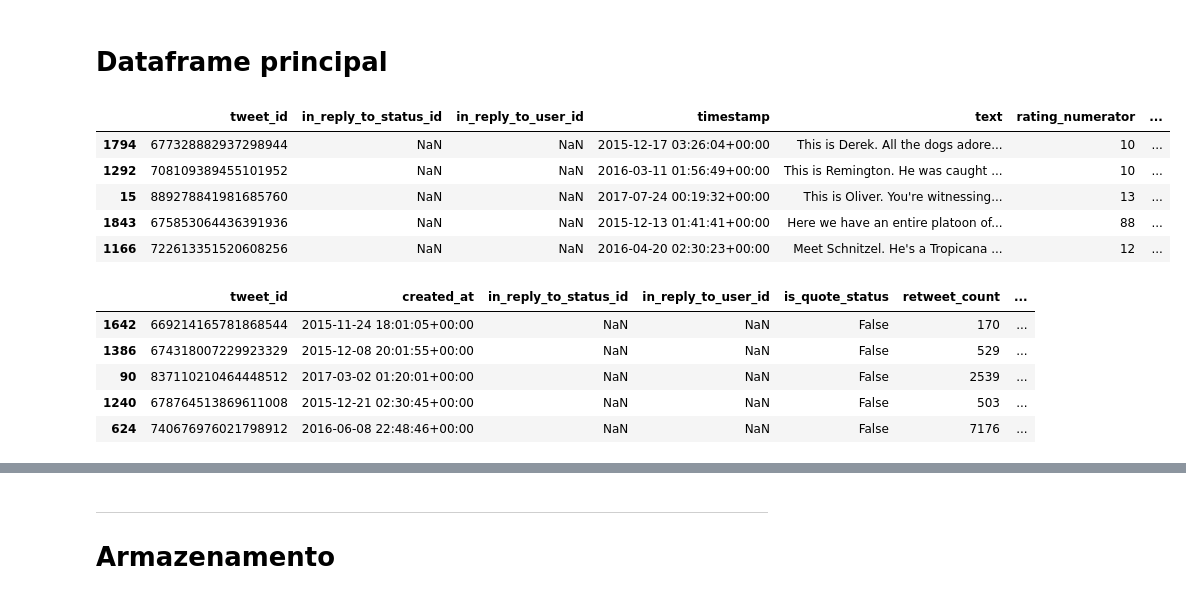
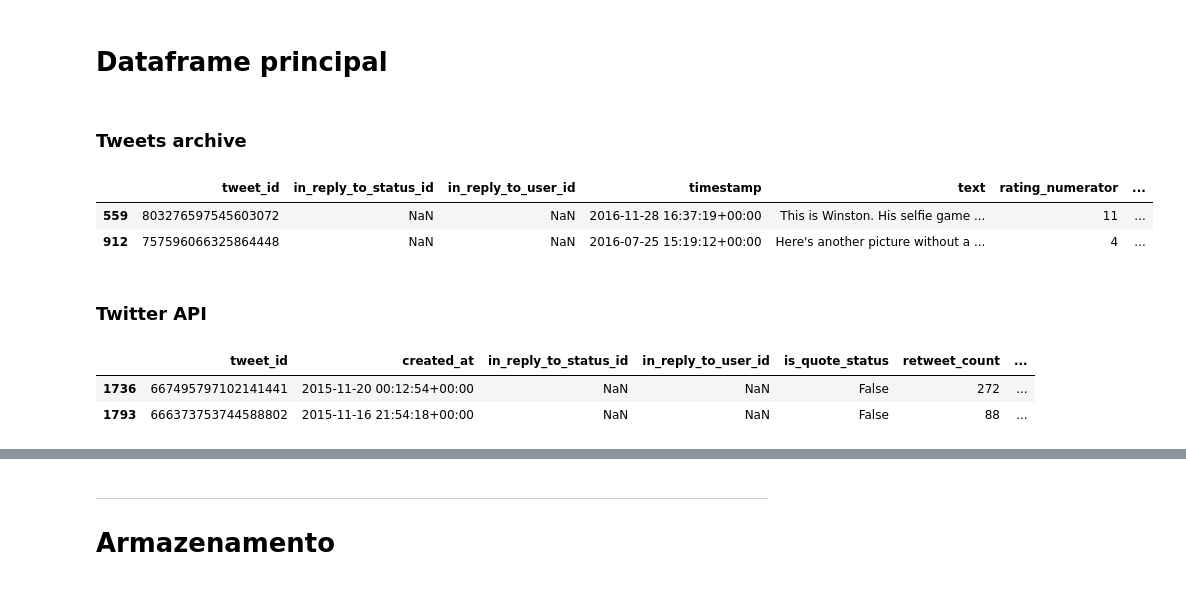
Before and after one commit to vitoralbano/ds-ii-weratedogs, a Jupyter notebook: wrangle_act.ipynb, the cells around one changed output, grey strips where cells are left out. Drawn from its saved outputs; the diff is of its cells as text; code cells hidden in the pictures.

```diff
--- a/wrangle_act.ipynb
+++ b/wrangle_act.ipynb
@@ -1331,21 +1331,19 @@ dtypes: bool(3), datetime64[ns, UTC](1), float64(2), int64(3), object(1)
 memory usage: 114.2+ KB
 # %% [markdown]
 # Dataframe principal
+# %% [markdown]
+### Tweets archive
 # %%
-df_arch_clean.sample(5)
+df_arch_clean.sample(2)
 # %% [output]
 |  | tweet_id | in_reply_to_status_id | in_reply_to_user_id | timestamp | text | rating_numerator | ... |
-| 1794 | 677328882937298944 | NaN | NaN | 2015-12-17 03:26:04+00:00 | This is Derek. All the dogs adore... | 10 | ... |
-| 1292 | 708109389455101952 | NaN | NaN | 2016-03-11 01:56:49+00:00 | This is Remington. He was caught ... | 10 | ... |
-| 15 | 889278841981685760 | NaN | NaN | 2017-07-24 00:19:32+00:00 | This is Oliver. You're witnessing... | 13 | ... |
-| 1843 | 675853064436391936 | NaN | NaN | 2015-12-13 01:41:41+00:00 | Here we have an entire platoon of... | 88 | ... |
-| 1166 | 722613351520608256 | NaN | NaN | 2016-04-20 02:30:23+00:00 | Meet Schnitzel. He's a Tropicana ... | 12 | ... |
+| 559 | 803276597545603072 | NaN | NaN | 2016-11-28 16:37:19+00:00 | This is Winston. His selfie game ... | 11 | ... |
+| 912 | 757596066325864448 | NaN | NaN | 2016-07-25 15:19:12+00:00 | Here's another picture without a ... | 4 | ... |
+# %% [markdown]
+### Twitter API
 # %%
-df_api_clean.sample(5)
+df_api_clean.sample(2)
 # %% [output]
 |  | tweet_id | created_at | in_reply_to_status_id | in_reply_to_user_id | is_quote_status | retweet_count | ... |
-| 1642 | 669214165781868544 | 2015-11-24 18:01:05+00:00 | NaN | NaN | False | 170 | ... |
-| 1386 | 674318007229923329 | 2015-12-08 20:01:55+00:00 | NaN | NaN | False | 529 | ... |
-| 90 | 837110210464448512 | 2017-03-02 01:20:01+00:00 | NaN | NaN | False | 2539 | ... |
-| 1240 | 678764513869611008 | 2015-12-21 02:30:45+00:00 | NaN | NaN | False | 503 | ... |
-| 624 | 740676976021798912 | 2016-06-08 22:48:46+00:00 | NaN | NaN | False | 7176 | ... |
+| 1736 | 667495797102141441 | 2015-11-20 00:12:54+00:00 | NaN | NaN | False | 272 | ... |
+| 1793 | 666373753744588802 | 2015-11-16 21:54:18+00:00 | NaN | NaN | False | 88 | ... |
```
Also changed, not shown: parts of 45 cells of this notebook, 2 other files.
